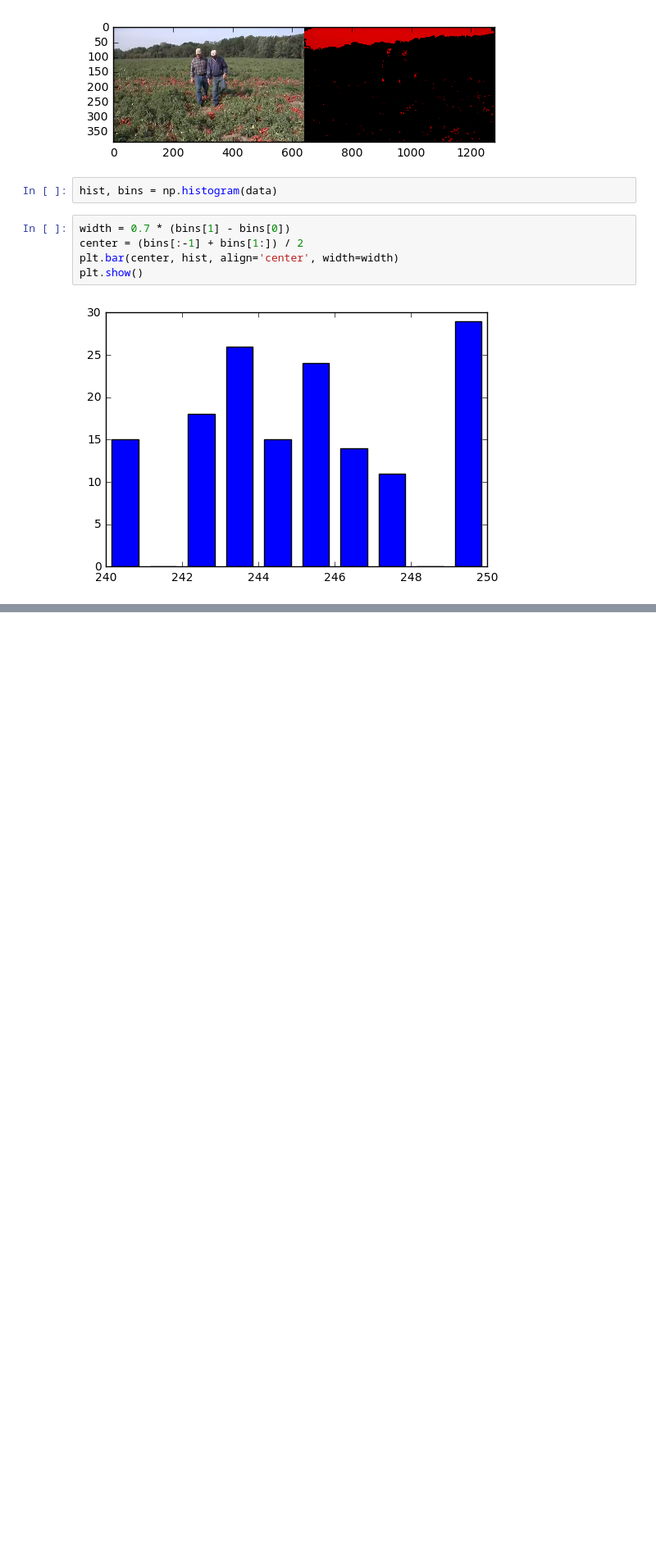
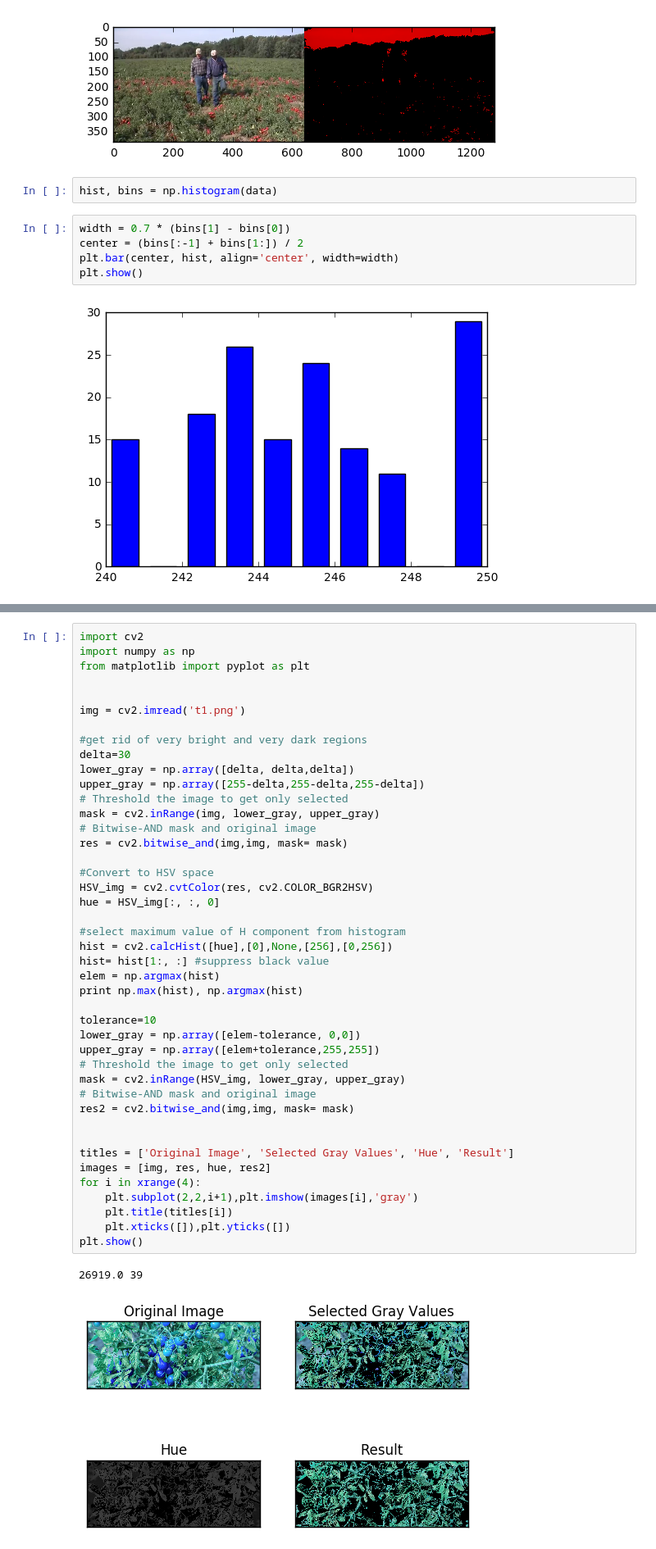
Before and after one commit to achbogga/saahas, a Jupyter notebook: detect_color.py.ipynb, the cells around one changed output, grey strips where cells are left out. Shown at 82% size. Saved outputs shown, nothing was run; the diff lists cells and outputs as text; blank space fills up the shorter version.

```diff
--- a/detect_color.py.ipynb
+++ b/detect_color.py.ipynb
@@ -142,0 +152,46 @@ plt.show()
+# %%
+import cv2
+import numpy as np
+from matplotlib import pyplot as plt
+
+
+img = cv2.imread('t1.png')
+
+#get rid of very bright and very dark regions
+delta=30
+lower_gray = np.array([delta, delta,delta])
+upper_gray = np.array([255-delta,255-delta,255-delta])
+# Threshold the image to get only selected
+mask = cv2.inRange(img, lower_gray, upper_gray)
+# Bitwise-AND mask and original image
+res = cv2.bitwise_and(img,img, mask= mask)
+
+#Convert to HSV space
+HSV_img = cv2.cvtColor(res, cv2.COLOR_BGR2HSV)
+hue = HSV_img[:, :, 0]
+
+#select maximum value of H component from histogram
+hist = cv2.calcHist([hue],[0],None,[256],[0,256])
+hist= hist[1:, :] #suppress black value
+elem = np.argmax(hist)
+print np.max(hist), np.argmax(hist)
+
+tolerance=10
+lower_gray = np.array([elem-tolerance, 0,0])
+upper_gray = np.array([elem+tolerance,255,255])
+# Threshold the image to get only selected
+mask = cv2.inRange(HSV_img, lower_gray, upper_gray)
+# Bitwise-AND mask and original image
+res2 = cv2.bitwise_and(img,img, mask= mask)
+
+
+titles = ['Original Image', 'Selected Gray Values', 'Hue', 'Result']
+images = [img, res, hue, res2]
+for i in xrange(4):
+    plt.subplot(2,2,i+1),plt.imshow(images[i],'gray')
+    plt.title(titles[i])
+    plt.xticks([]),plt.yticks([])
+plt.show()
+# %% [output]
+26919.0 39
+[figure, added]
```
Also changed, not shown: parts of 5 cells of this notebook, 1 other file.
